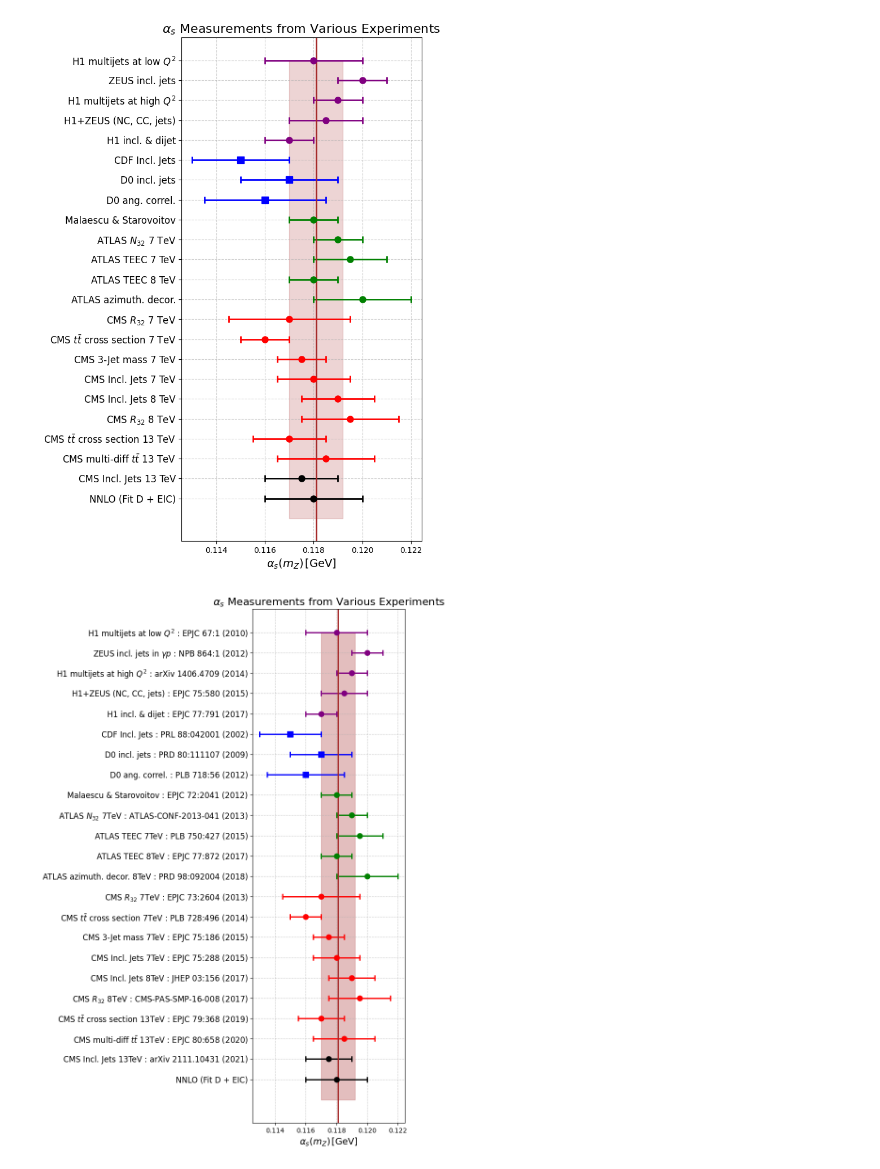
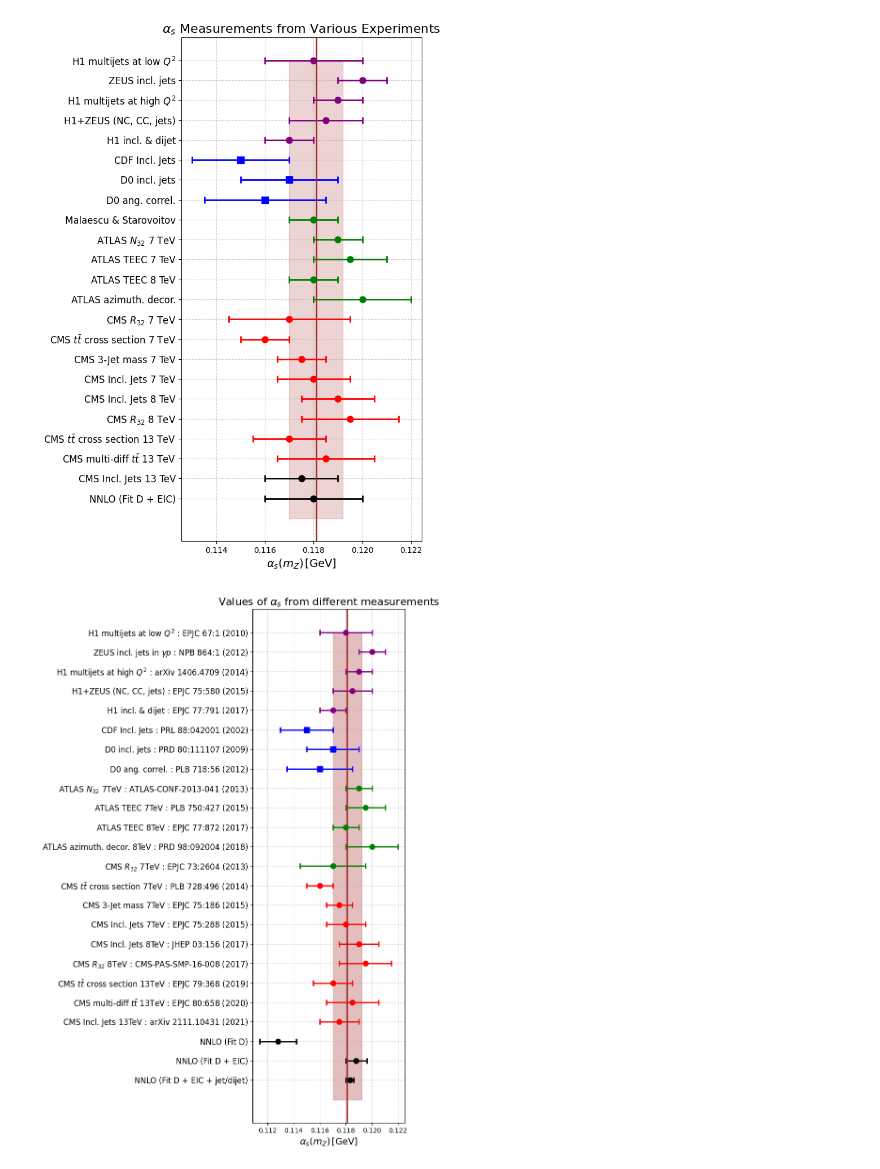
Before and after one commit to hamzeh-khanpour/Python-Root-Coffea, a Jupyter notebook: alpha_S_Final.ipynb, the cells around one changed output. Drawn from its saved outputs; the diff is of its cells as text; code cells hidden in the pictures.

Commit message:
Values of $\alpha_s$ from different measurements
Values of $\alpha_s$ from different measurements

```diff
--- a/alpha_S_Final.ipynb
+++ b/alpha_S_Final.ipynb
@@ -88,7 +88,6 @@ labels = [
     r'CDF Incl. Jets : PRL 88:042001 (2002)',
     r'D0 incl. jets : PRD 80:111107 (2009)',
     r'D0 ang. correl. : PLB 718:56 (2012)',
-    r'Malaescu & Starovoitov : EPJC 72:2041 (2012)',
     r'ATLAS $N_{32}$ 7TeV : ATLAS-CONF-2013-041 (2013)',
     r'ATLAS TEEC 7TeV : PLB 750:427 (2015)',
     r'ATLAS TEEC 8TeV : EPJC 77:872 (2017)',
@@ -102,32 +101,34 @@ labels = [
     r'CMS $t\bar{t}$ cross section 13TeV : EPJC 79:368 (2019)',
     r'CMS multi-diff $t\bar{t}$ 13TeV : EPJC 80:658 (2020)',
     r'CMS Incl. Jets 13TeV : arXiv 2111.10431 (2021)',
-    r'NNLO (Fit D + EIC)'
+    r'NNLO (Fit D)',
+    r'NNLO (Fit D + EIC)',
+    r'NNLO (Fit D + EIC + jet/dijet)',
 ]
 
 # Central values of alpha_s
 x_values = [
     0.118, 0.120, 0.119, 0.1185, 0.117, 0.115,
-    0.117, 0.116, 0.118, 0.119, 0.1195, 0.118,
+    0.117, 0.116, 0.119, 0.1195, 0.118,
     0.120, 0.117, 0.116, 0.1175, 0.118, 0.119,
-    0.1195, 0.117, 0.1185, 0.1175, 0.118
+    0.1195, 0.117, 0.1185, 0.1175, 0.1128, 0.1188, 0.1183,
 ]
 
 # Uncertainty for each dataset (error bars)
 x_err = [
     0.002, 0.001, 0.001, 0.0015, 0.001, 0.002,
-    0.002, 0.0025, 0.001, 0.001, 0.0015, 0.001,
+    0.002, 0.0025, 0.001, 0.0015, 0.001,
     0.002, 0.0025, 0.001, 0.001, 0.0015, 0.0015,
-    0.002, 0.0015, 0.002, 0.0015, 0.002
+    0.002, 0.0015, 0.002, 0.0015, 0.0014, 0.0008, 0.0003,
 ]
 
 # Colors and markers
 colors = [
     'purple', 'purple', 'purple', 'purple', 'purple', 'blue', 'blue', 'blue',
     'green', 'green', 'green', 'green', 'green', 'red', 'red', 'red', 'red',
-    'red', 'red', 'red', 'red', 'black', 'black'
+    'red', 'red', 'red', 'red', 'black', 'black', 'black',
 ]
-markers = ['o'] * 5 + ['s'] * 3 + ['o'] * 5 + ['o'] * 8 + ['o', 'o']
+markers = ['o'] * 5 + ['s'] * 3 + ['o'] * 5 + ['o'] * 9 + ['o', 'o']
 
 # Plotting the datasets with error bars
 fig, ax = plt.subplots(figsize=(8, 12))
@@ -144,32 +145,32 @@ ax.invert_yaxis()
 ax.set_yticks(np.arange(len(labels)))
 ax.set_yticklabels(labels, fontsize=12)
 
 # World average vertical line and shaded uncertainty band
 world_avg = 0.1181
 world_avg_err = 0.0011
 ax.axvline(world_avg, color='brown', linestyle='-', linewidth=2)
 ax.fill_betweenx(np.arange(len(labels) + 1), world_avg - world_avg_err, world_avg + world_avg_err,
                  color='brown', alpha=0.3)
 
 # X-axis label and title
 ax.set_xlabel(r'$\alpha_s(m_Z) \, [\mathrm{GeV}]$', fontsize=14)
-ax.set_title(r'$\alpha_s$ Measurements from Various Experiments', fontsize=16)
+ax.set_title(r'Values of $\alpha_s$ from different measurements', fontsize=16)
 
 # Adding text for "World Average" and its reference
 #ax.text(world_avg + 0.003, len(labels) - 1,
 #        r'World Average : Prog. Theor. Exp. Phys. 083C01 (2020)',
 #        color='brown', fontsize=12, verticalalignment='top')
 
 # Add grid for better readability
 ax.grid(True, linestyle='--', alpha=0.6)
 
 # Tight layout to ensure nothing is cut off
 plt.tight_layout()
 
 # Save plot to file
 plt.savefig('alpha_s_measurements.pdf', format='pdf')
 
 # Display the plot
 plt.show()
 # %% [output]
-[figure, old version]
+[figure, new version]
```
Also changed, not shown: 1 other file.
